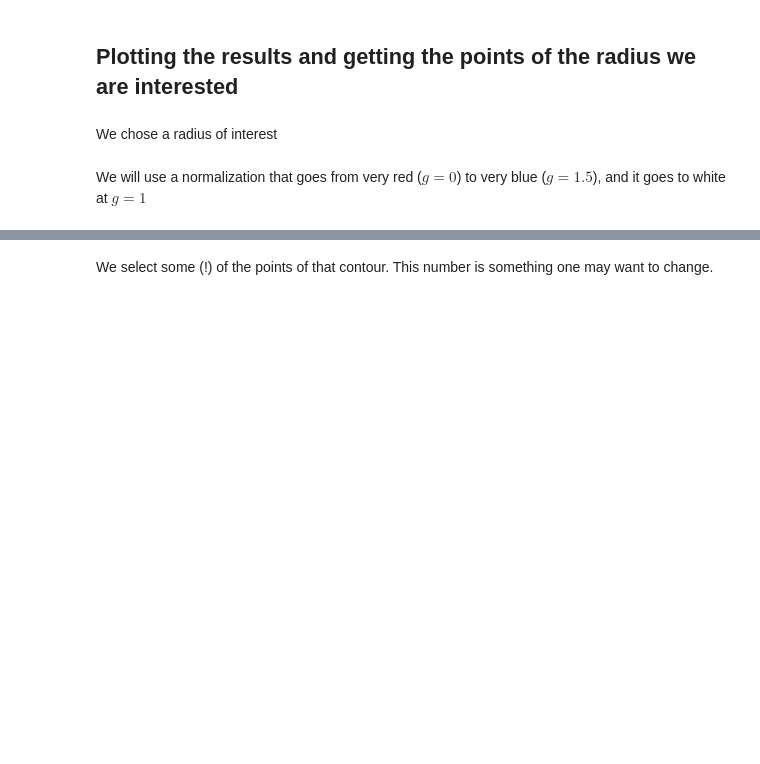
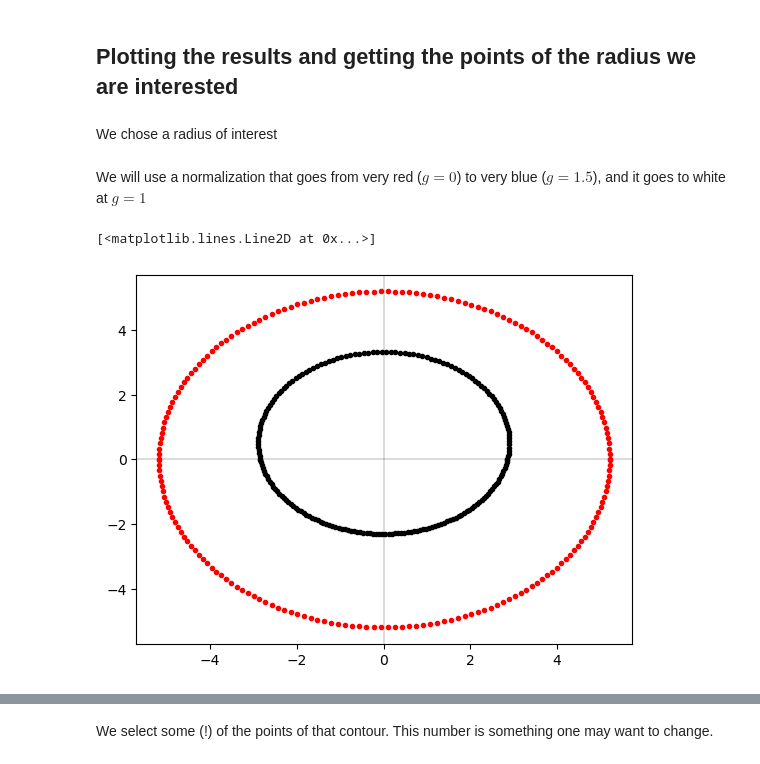
Before and after one commit to iAART/aart, a Jupyter notebook: Radius_Redshifit.ipynb, the cells around one changed output, grey strips where cells are left out. Saved outputs shown, nothing was run; the diff lists cells and outputs as text; code cells hidden in the pictures; blank space fills up the shorter version.

```diff
--- a/Radius_Redshifit.ipynb
+++ b/Radius_Redshifit.ipynb
@@ -124,6 +143,17 @@ radius=isco
 We will use a normalization that goes from very red ($g=0$) to very blue ($g=1.5$), and it goes to white at $g=1$
 # %%
 divnorm=colors.TwoSlopeNorm(vmin=0, vcenter=1., vmax=1.5)
+# %%
+plt.axvline(0,color="k",linewidth=0.2)
+plt.axhline(0,color="k",linewidth=0.2)
+
+plt.plot(alpha_critc,beta_critc,"r.")
+plt.plot(alpha_critc,-beta_critc,"r.")
+
+plt.plot(hull_0i[:,0],hull_0i[:,1],"k.")
+# %% [output]
+[<matplotlib.lines.Line2D at 0x...>]
+[figure, added]
 # %%
 fig, ax = plt.subplots(figsize=[5,5],dpi=400)
 
```
Also changed, not shown: parts of 50 cells of this notebook, 1 other file.
